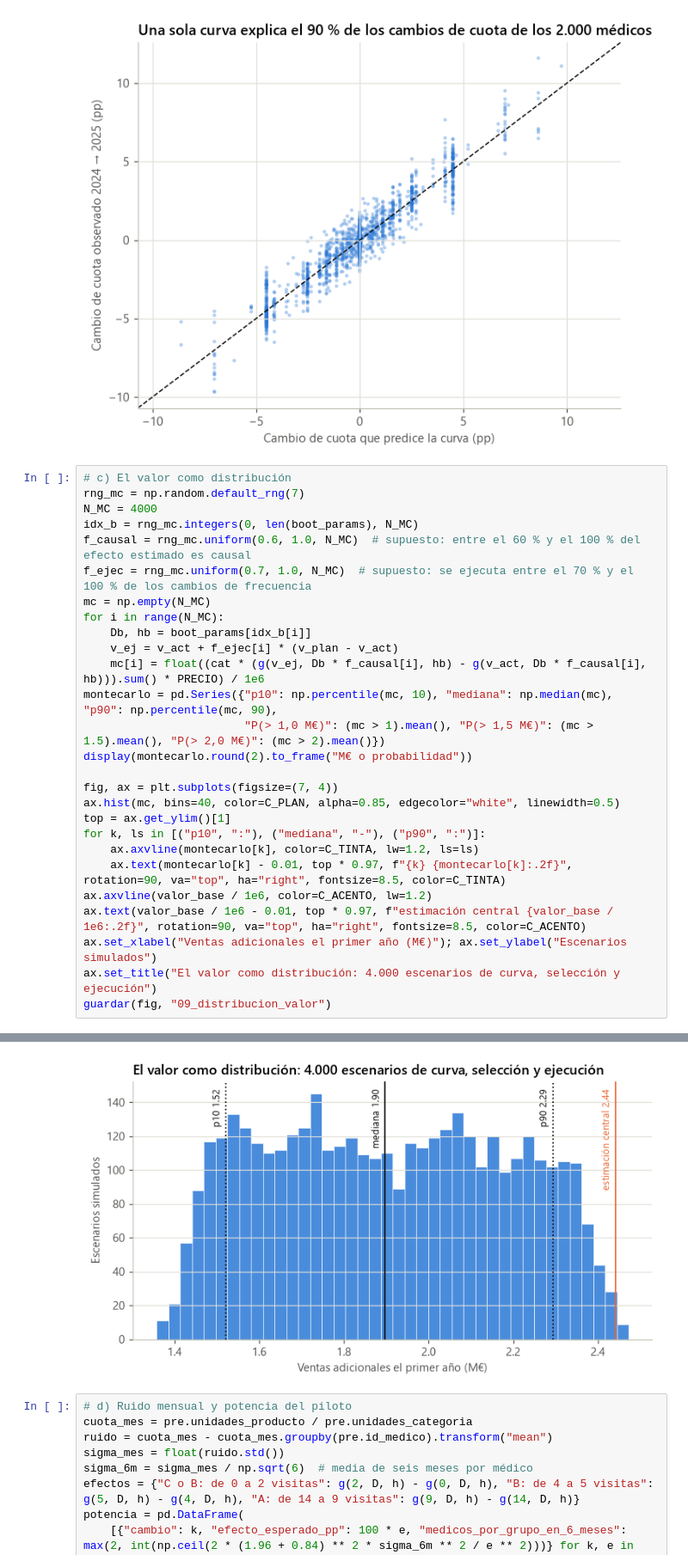
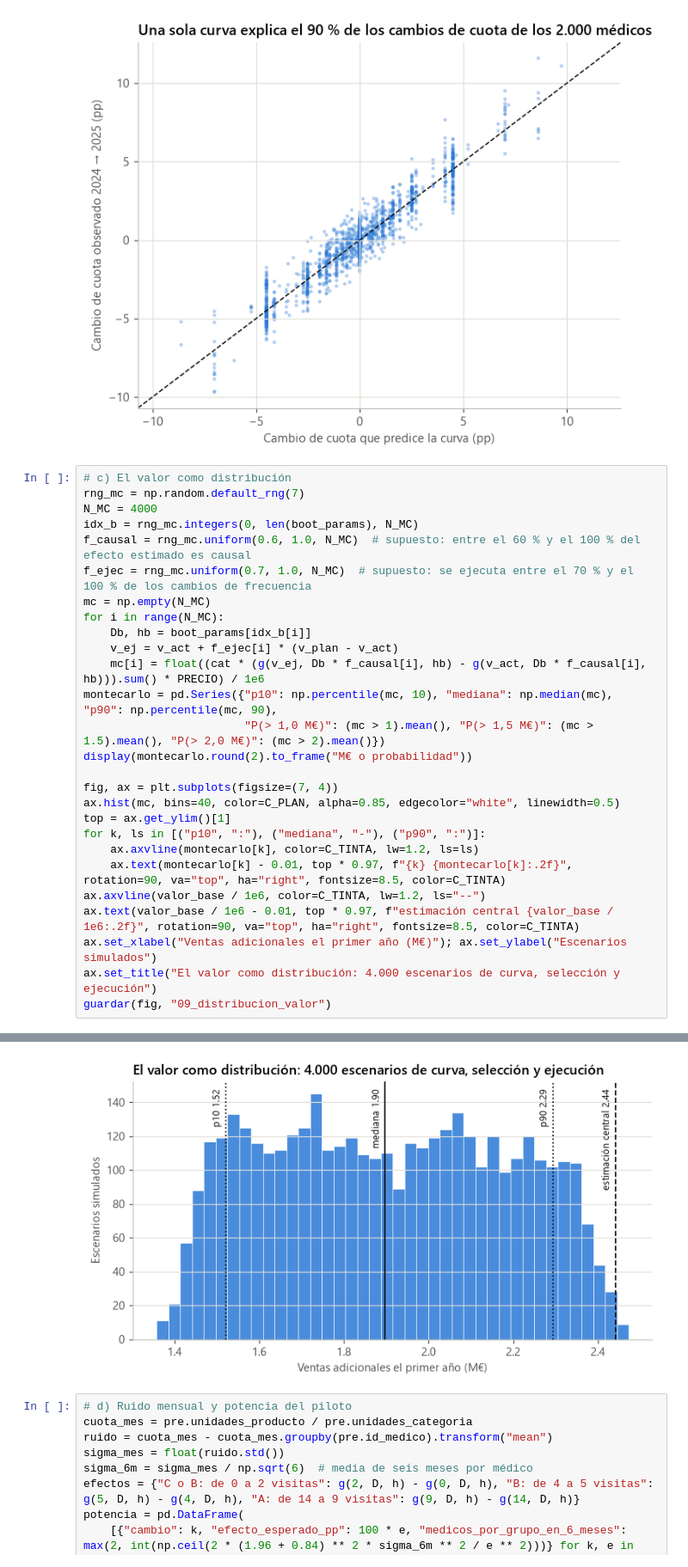
Before and after one commit to rpuenteaddiuva/caso-fuerza-comercial-pharma, a Jupyter notebook: analisis.ipynb, the cells around one changed output, grey strips where cells are left out. Shown at 86% size. Cells and saved outputs as stored; diff of their text form.

Commit message:
docs: documento de metodología en entregables y color de la estimación central en el histograma

```diff
--- a/analisis.ipynb
+++ b/analisis.ipynb
@@ -814,36 +814,36 @@ rng_mc = np.random.default_rng(7)
 N_MC = 4000
 idx_b = rng_mc.integers(0, len(boot_params), N_MC)
 f_causal = rng_mc.uniform(0.6, 1.0, N_MC)  # supuesto: entre el 60 % y el 100 % del efecto estimado es causal
 f_ejec = rng_mc.uniform(0.7, 1.0, N_MC)  # supuesto: se ejecuta entre el 70 % y el 100 % de los cambios de frecuencia
 mc = np.empty(N_MC)
 for i in range(N_MC):
     Db, hb = boot_params[idx_b[i]]
     v_ej = v_act + f_ejec[i] * (v_plan - v_act)
     mc[i] = float((cat * (g(v_ej, Db * f_causal[i], hb) - g(v_act, Db * f_causal[i], hb))).sum() * PRECIO) / 1e6
 montecarlo = pd.Series({"p10": np.percentile(mc, 10), "mediana": np.median(mc), "p90": np.percentile(mc, 90),
                         "P(> 1,0 M€)": (mc > 1).mean(), "P(> 1,5 M€)": (mc > 1.5).mean(), "P(> 2,0 M€)": (mc > 2).mean()})
 display(montecarlo.round(2).to_frame("M€ o probabilidad"))
 
 fig, ax = plt.subplots(figsize=(7, 4))
 ax.hist(mc, bins=40, color=C_PLAN, alpha=0.85, edgecolor="white", linewidth=0.5)
 top = ax.get_ylim()[1]
 for k, ls in [("p10", ":"), ("mediana", "-"), ("p90", ":")]:
     ax.axvline(montecarlo[k], color=C_TINTA, lw=1.2, ls=ls)
     ax.text(montecarlo[k] - 0.01, top * 0.97, f"{k} {montecarlo[k]:.2f}", rotation=90, va="top", ha="right", fontsize=8.5, color=C_TINTA)
-ax.axvline(valor_base / 1e6, color=C_ACENTO, lw=1.2)
-ax.text(valor_base / 1e6 - 0.01, top * 0.97, f"estimación central {valor_base / 1e6:.2f}", rotation=90, va="top", ha="right", fontsize=8.5, color=C_ACENTO)
+ax.axvline(valor_base / 1e6, color=C_TINTA, lw=1.2, ls="--")
+ax.text(valor_base / 1e6 - 0.01, top * 0.97, f"estimación central {valor_base / 1e6:.2f}", rotation=90, va="top", ha="right", fontsize=8.5, color=C_TINTA)
 ax.set_xlabel("Ventas adicionales el primer año (M€)"); ax.set_ylabel("Escenarios simulados")
 ax.set_title("El valor como distribución: 4.000 escenarios de curva, selección y ejecución")
 guardar(fig, "09_distribucion_valor")
 # %% [output]
 |  | M€ o probabilidad |
 | p10 | 1.520 |
 | mediana | 1.900 |
 | p90 | 2.290 |
 | P(> 1,0 M€) | 1.000 |
 | P(> 1,5 M€) | 0.930 |
 | P(> 2,0 M€) | 0.400 |
-[figure, old version]
+[figure, new version]
 # %%
 # d) Ruido mensual y potencia del piloto
 cuota_mes = pre.unidades_producto / pre.unidades_categoria
```
Also changed, not shown: 4 other files.
